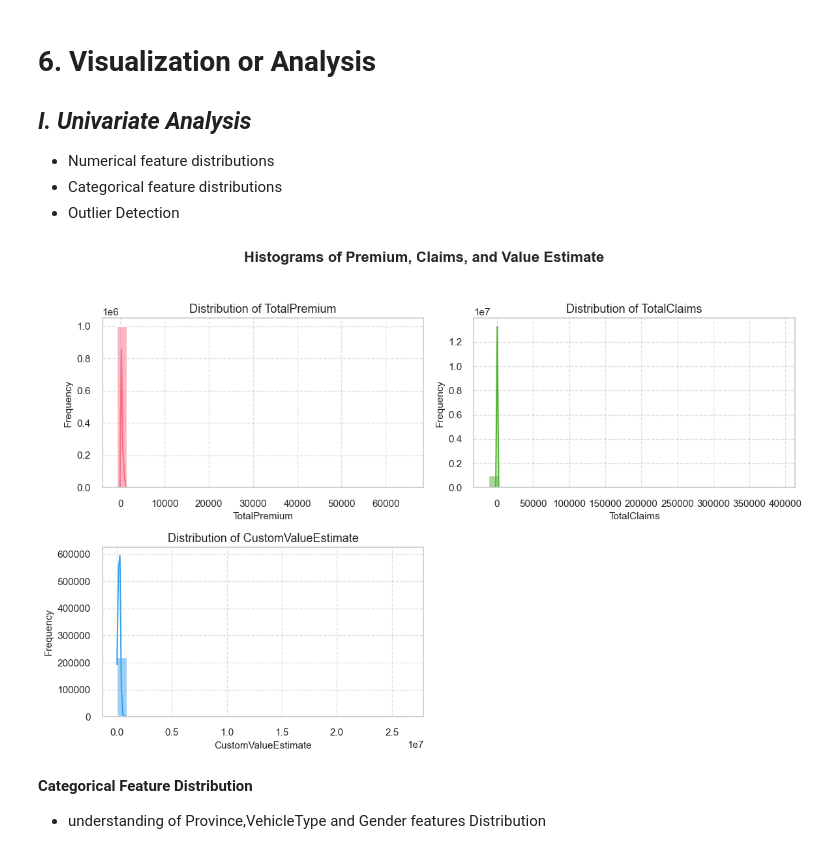
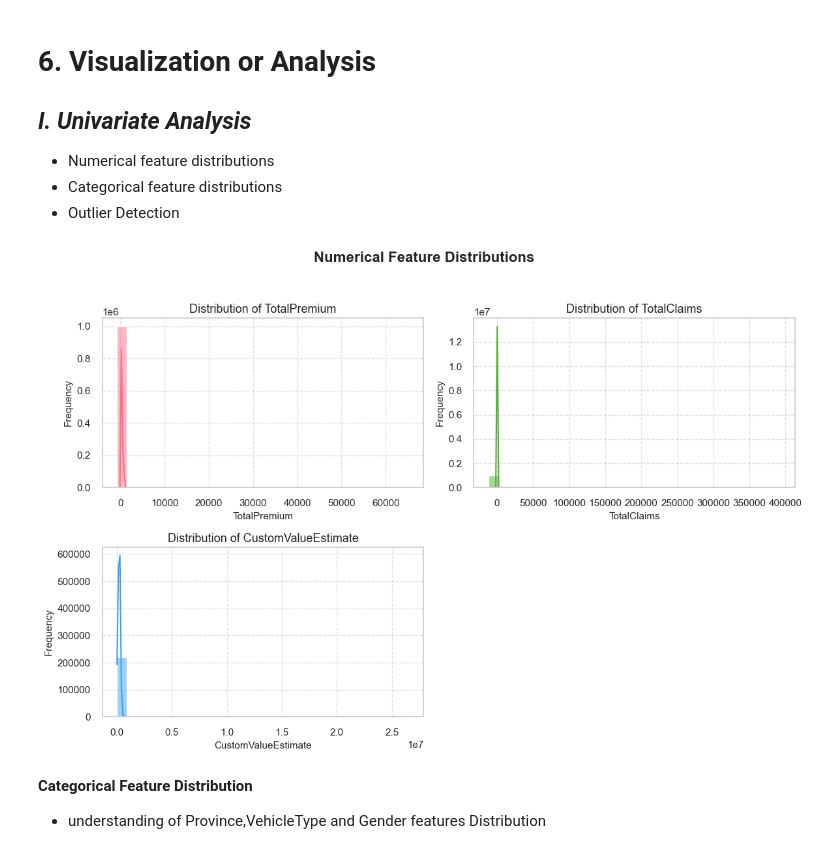
Before and after one commit to nanecha/Insurance_Risk-Analysis_Predictive_Modelling, a Jupyter notebook: notebooks/insurance_analytics.ipynb, the cells around one changed output. Saved outputs shown, nothing was run; the diff lists cells and outputs as text; code cells hidden in the pictures.

```diff
--- a/notebooks/insurance_analytics.ipynb
+++ b/notebooks/insurance_analytics.ipynb
@@ -37,0 +24,6 @@ Memory usage of Data (bytes) = 2228419002
+# %%
+# Loading of insurance csv file and displaying os some some row
+from src.data_loader import load_insurance_data
+path='F:/Insurance_Risk-Analysis_Predictive_Modelling/data/output2.csv'
+df=load_insurance_data(path)
+df.head()
@@ -224,34 +182,12 @@ Not specified   1.059311
 -  Numerical feature distributions
 -  Categorical feature distributions
 -  Outlier Detection
-# %%
-# Numerical Feature Distribution
-sns.set(style="whitegrid")
-colors = sns.color_palette("husl", 3)  # 3 distinct, vibrant colors
-
-# Create the figure
-plt.figure(figsize=(12, 8))
-
-# Columns to plot
-cols = ['TotalPremium', 'TotalClaims', 'CustomValueEstimate']
-
-# Loop through each column
-for i, col in enumerate(cols, 1):
-    plt.subplot(2, 2, i)
-    sns.histplot(df[col], kde=True, bins=30, color=colors[i - 1])
-    plt.title(f'Distribution of {col}', fontsize=13)
-    plt.xlabel(col, fontsize=11)
-    plt.ylabel("Frequency", fontsize=11)
-    plt.grid(True, linestyle='--', alpha=0.6)
-
-# Add a main title
-plt.suptitle("Histograms of Premium, Claims, and Value Estimate", fontsize=16, fontweight='bold')
-
-plt.tight_layout(rect=[0, 0, 1, 0.95])  # Adjust for suptitle
-# plt.savefig('distributions.png', dpi=300)
-plt.show()
-# %% [output]
-[figure, removed]
+# %%
+# Numerical Feature Distribution
+from src.data_visualization import plot_numerical_distributions
+plot_numerical_distributions(df, numerical_cols=['TotalPremium', 'TotalClaims','CustomValueEstimate'])
+# %% [output]
+[figure, added]
 # %% [markdown]
 **Categorical Feature Distribution**
 -  understanding of Province,VehicleType and Gender features Distribution
```
Also changed, not shown: parts of 14 cells of this notebook.
